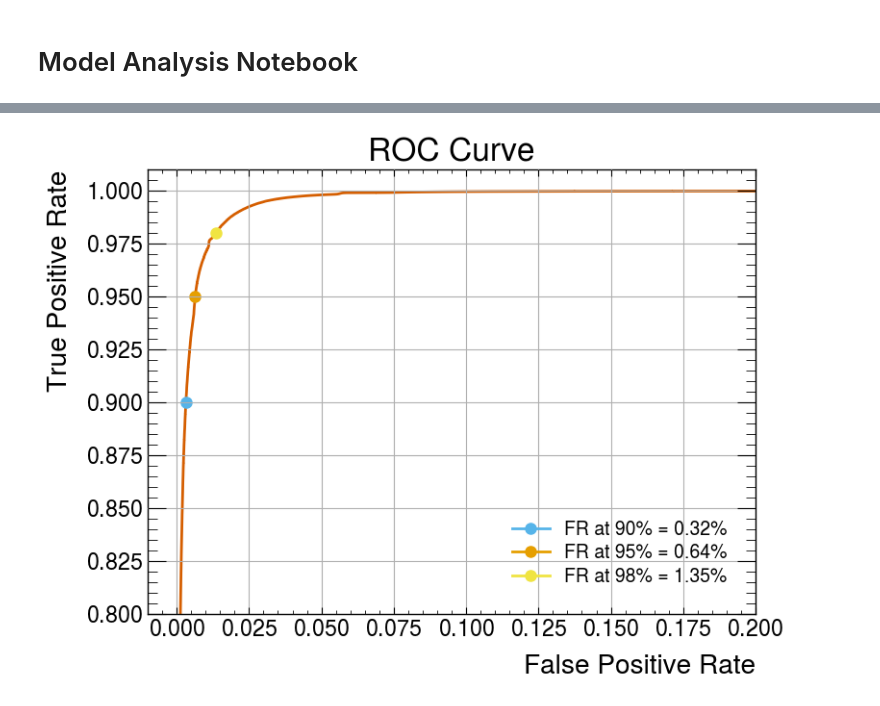
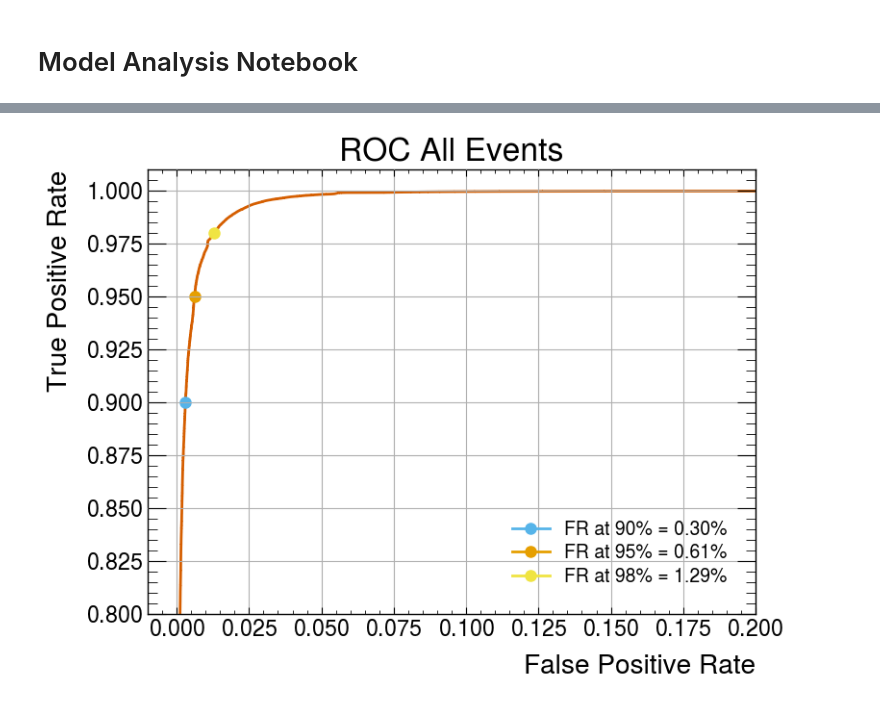
Before and after one commit to lucasbanunes/ringer-zero, a Jupyter notebook: notebooks/model_analysis_torch.ipynb, the cells around one changed output, grey strips where cells are left out. Drawn from its saved outputs; the diff is of its cells as text; code cells hidden in the pictures.

```diff
--- a/notebooks/model_analysis_torch.ipynb
+++ b/notebooks/model_analysis_torch.ipynb
@@ -21,5 +69,16 @@ dataset_dir = Path("/home/pedro/cern/data/mc21_isabela_qt_no_restriction")
 # %%
-model_df = model_inference(model_path, dataset_dir)
+model_df = model_inference(
+    model_path,
+    dataset_dir,
+    data_table=DATA_TABLE,
+    kfold_table=KFOLD_TABLE,
+    et_col=ET_COL,
+    eta_col=ETA_COL,
+    rings_col=RINGS_COL,
+    label_col=LABEL_COL,
+    fold_col=FOLD_COL,
+    device="cuda",
+)
 
 model_df.head()
 # %% [output]
@@ -32,6 +91,10 @@ model_df.head()
 # %%
-data_df = pd.read_parquet(dataset_dir / "electron_ringer.parquet", columns=["id", "EventInfoContainer.avgmu"])
-fold_df = pd.read_parquet(dataset_dir / "standard_binning_kfold.parquet", columns=["id", "kfold", "label"])
+data_df = pd.read_parquet(
+    dataset_dir / "electron_ringer.parquet", columns=["id", "EventInfoContainer.avgmu", ET_COL, ETA_COL]
+)
+fold_df = pd.read_parquet(
+    dataset_dir / "standard_binning_kfold.parquet", columns=["id", FOLD_COL, LABEL_COL]
+)
 merged_df = pd.merge(model_df, data_df, on="id")
 merged_df = pd.merge(merged_df, fold_df, on="id")
 
@@ -46,21 +171,26 @@ merged_df.head()
 # %%
 fpr, tpr, thresholds = roc_curve(merged_df["label"], merged_df["output"])
 fig, ax = plt.subplots()
 ax.plot(fpr, tpr)
 ax.set_xlabel("False Positive Rate")
 ax.set_ylabel("True Positive Rate")
-ax.set_title("ROC Curve")
+ax.set_title("ROC All Events")
 
-ax.set_xlim(-.01, .2)
-ax.set_ylim(.8, 1.01)
+ax.set_xlim(-0.01, 0.2)
+ax.set_ylim(0.8, 1.01)
 
 tpr_thresholds = [0.9, 0.95, 0.98]
 for tpr_threshold in tpr_thresholds:
     idx = np.argmin(np.abs(tpr - tpr_threshold))
-    ax.plot(fpr[idx], tpr[idx], marker="o", label=f"FR at {tpr_threshold:.0%} = {fpr[idx]:.2%}")
+    ax.plot(
+        fpr[idx],
+        tpr[idx],
+        marker="o",
+        label=f"FR at {tpr_threshold:.0%} = {fpr[idx]:.2%}",
+    )
 ax.legend()
 
 ax.grid()
 plt.show()
 # %% [output]
-[figure, old version]
+[figure, new version]
```
Also changed, not shown: parts of 7 cells of this notebook, 1 other file.
